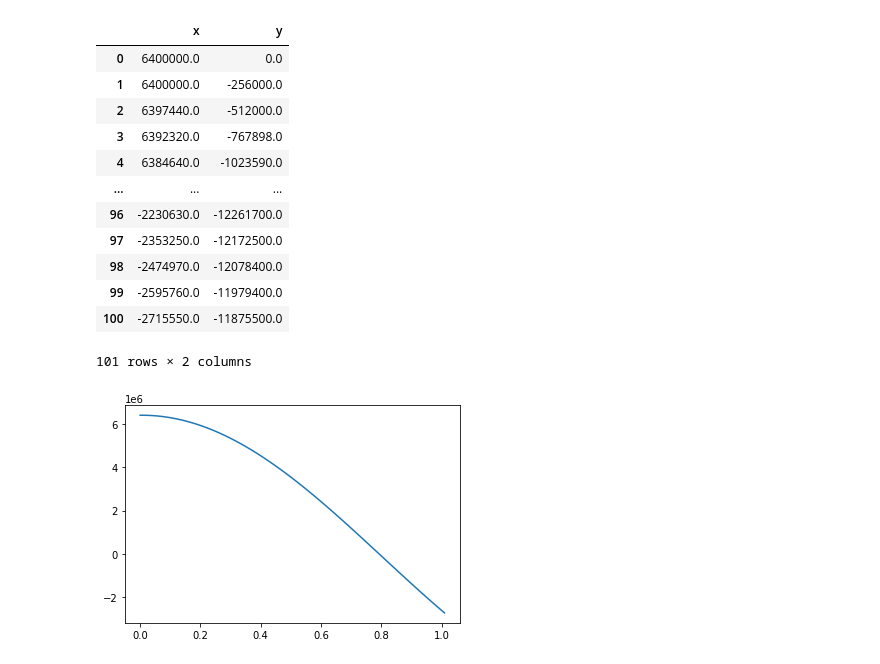
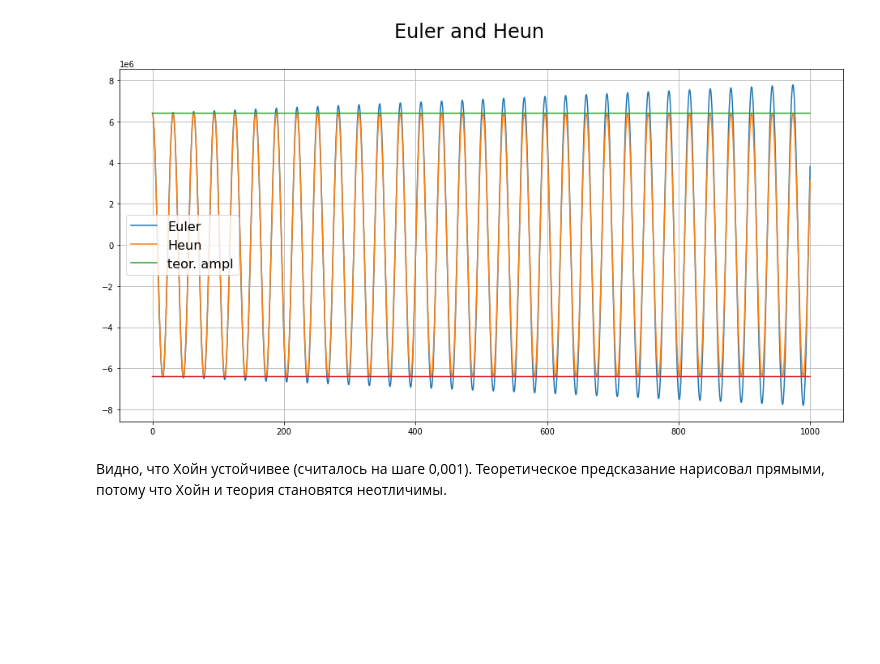
Before and after one commit to GintGld/modeling_MIPT, a Jupyter notebook: wk3/gr.ipynb, the cells around one changed output. Saved outputs shown, nothing was run; the diff lists cells and outputs as text; code cells hidden in the pictures; blank space fills up the shorter version.

Commit message:
Euler n Heun meth-s + graph x(t)

```diff
--- a/wk3/gr.ipynb
+++ b/wk3/gr.ipynb
@@ -3,26 +3,23 @@ import numpy as np
 import pandas as pd
 import matplotlib.pyplot as plt
 # %%
-d = pd.read_csv('fluct_6400000.000000_0.000000_100_0.010000.txt')
+d = pd.read_csv('fluct_6400000.000000_0.000000_1000000_0.000500.txt')
+d = d[:int(1*len(d))]
-# %%
-d
-# %% [output]
-|  | x | y |
-| 0 | 6400000.0 | 0.0 |
-| 1 | 6400000.0 | -256000.0 |
-| 2 | 6397440.0 | -512000.0 |
-| 3 | 6392320.0 | -767898.0 |
-| 4 | 6384640.0 | -1023590.0 |
-| ... | ... | ... |
-| 96 | -2230630.0 | -12261700.0 |
-| 97 | -2353250.0 | -12172500.0 |
-| 98 | -2474970.0 | -12078400.0 |
-| 99 | -2595760.0 | -11979400.0 |
-| 100 | -2715550.0 | -11875500.0 |
-101 rows × 2 columns
-# %%
-t = np.linspace(0, len(d)*0.01, len(d))
-plt.plot(t, d.x, '-')
-plt.show()
-# %% [output]
-[figure, removed]
+# %%
+fig, ax = plt.subplots()
+fig.suptitle('Euler and Heun', fontsize=24)
+fig.set_size_inches(16, 8)
+
+t = np.linspace(0, len(d)*0.01, len(d))
+ax.plot(t, d.e_x, '-', label='Euler')
+ax.plot(t, d.h_x, '-', label='Heun')
+ax.plot(t, t-t+6.4e6, label='teor. ampl')
+ax.plot(t, t-t-6.4e6)
+
+plt.legend(fontsize=16, loc='best')
+ax.grid(True)
+plt.show()
+# %% [output]
+[figure, added]
+# %% [markdown]
+Видно, что Хойн устойчивее (считалось на шаге 0,001). Теоретическое предсказание нарисовал прямыми, потому что Хойн и теория становятся неотличимы.
```
Also changed, not shown: 1 other file.
